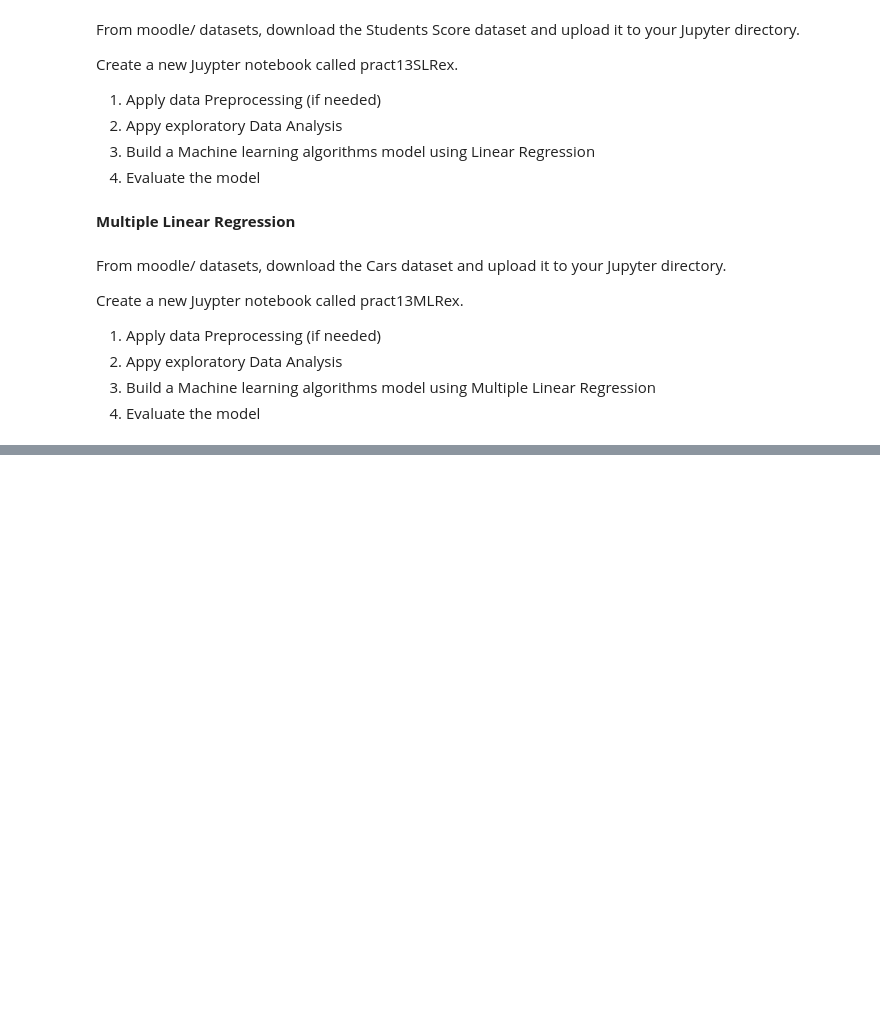
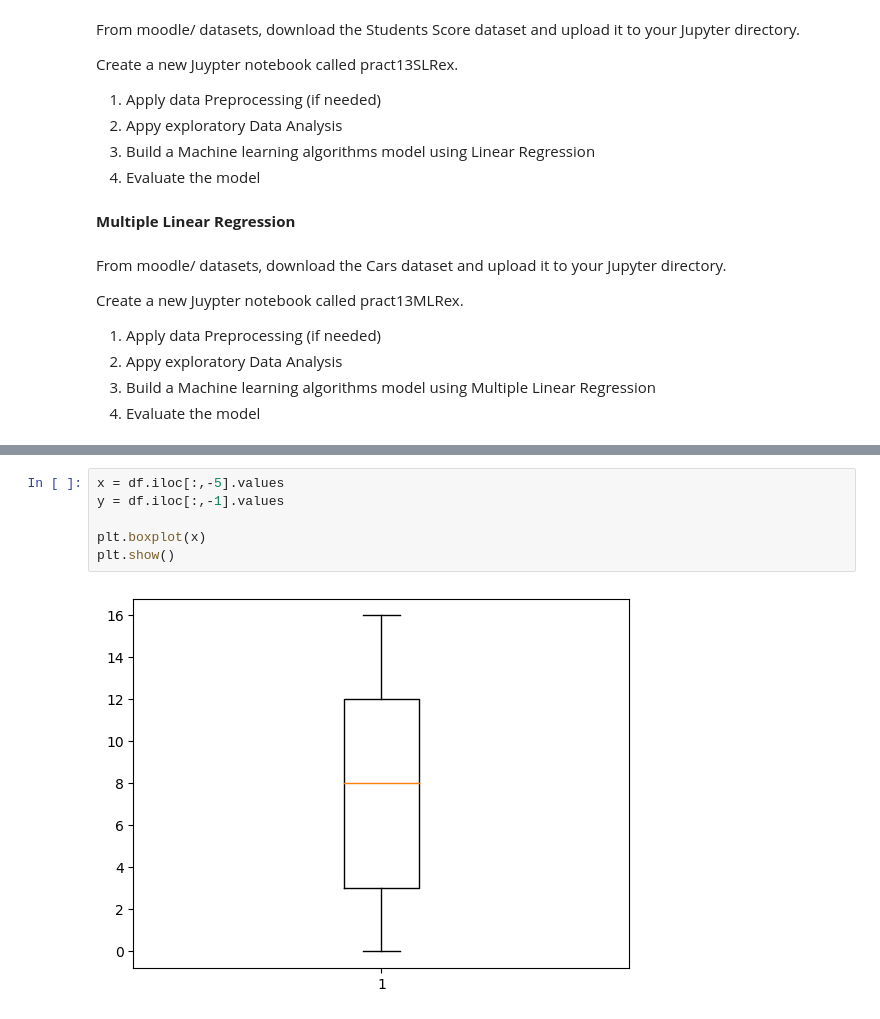
Before and after one commit to Kru301019/Data-mining-and-machine-learning-, a Jupyter notebook: week 13 regresion/Practical+Exercise 12.ipynb, the cells around one changed output, grey strips where cells are left out. Cells and saved outputs as stored; diff of their text form; blank space fills up the shorter version.

```diff
--- a/week 13 regresion/Practical+Exercise 12.ipynb
+++ b/week 13 regresion/Practical+Exercise 12.ipynb
@@ -32,0 +98,8 @@ Create a new Juypter notebook called pract13MLRex.
+# %%
+x = df.iloc[:,-5].values
+y = df.iloc[:,-1].values
+
+plt.boxplot(x)
+plt.show()
+# %% [output]
+[figure, added]
```
Also changed, not shown: parts of 7 cells of this notebook, 4 other files.
